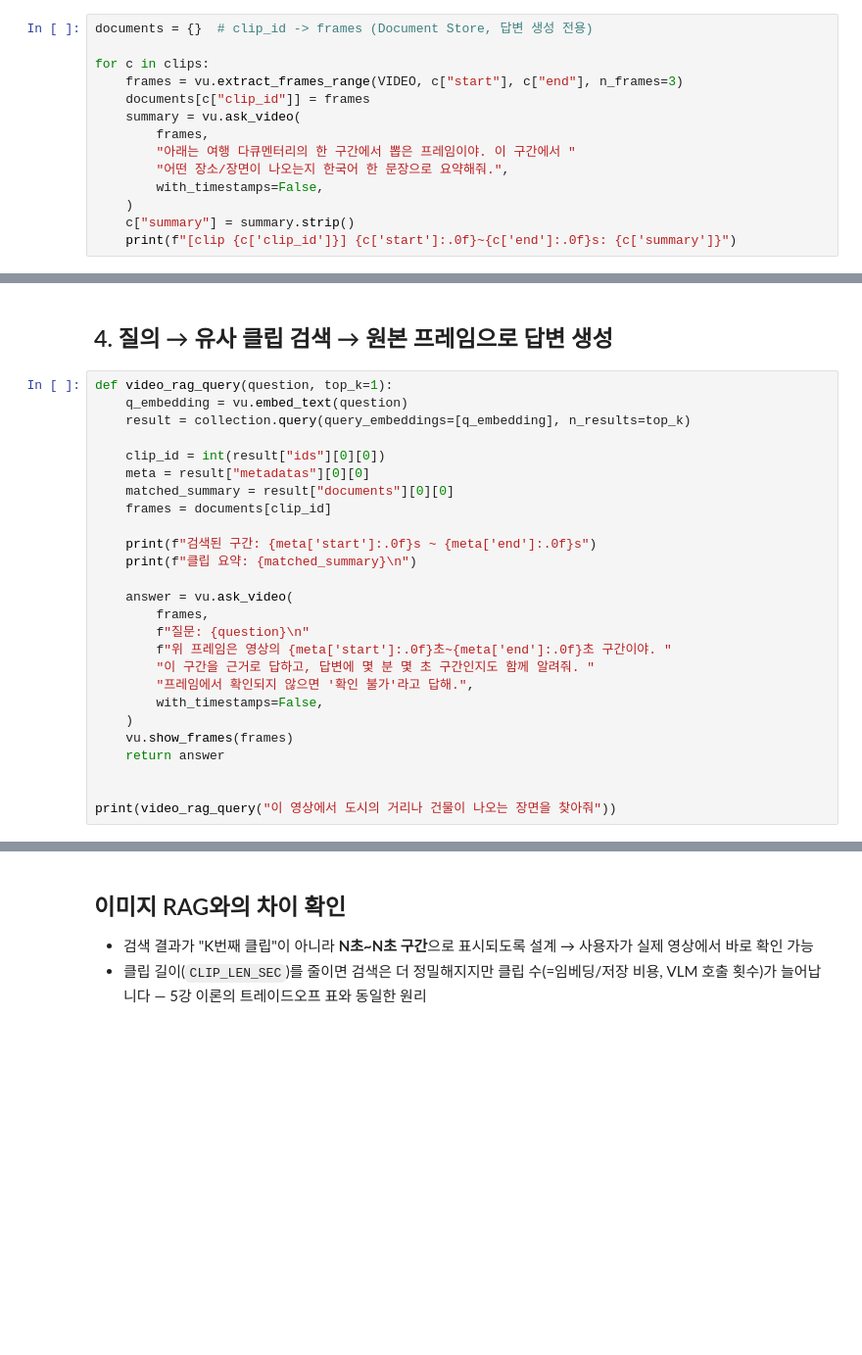
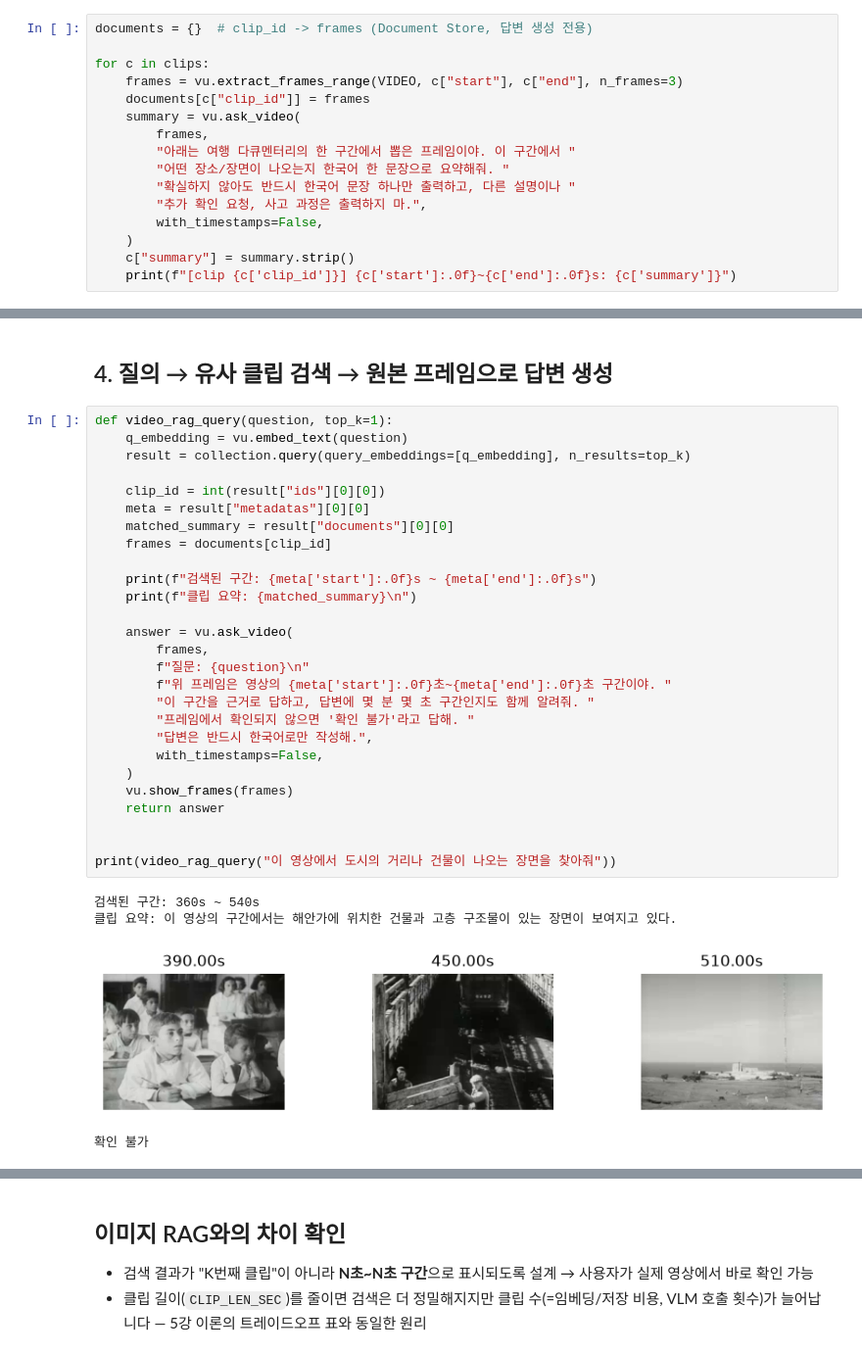
Before and after one commit to good593/course_VLM, a Jupyter notebook: 4. Video Language Model/examples/4. Video RAG 파이프라인.ipynb, the cells around one changed output, grey strips where cells are left out. Shown at 98% size. Saved outputs shown, nothing was run; the diff lists cells and outputs as text; blank space fills up the shorter version.

```diff
--- a/4. Video Language Model/examples/4. Video RAG 파이프라인.ipynb
+++ b/4. Video Language Model/examples/4. Video RAG 파이프라인.ipynb
@@ -54,7 +68,9 @@ for c in clips:
     summary = vu.ask_video(
         frames,
         "아래는 여행 다큐멘터리의 한 구간에서 뽑은 프레임이야. 이 구간에서 "
-        "어떤 장소/장면이 나오는지 한국어 한 문장으로 요약해줘.",
+        "어떤 장소/장면이 나오는지 한국어 한 문장으로 요약해줘. "
+        "확실하지 않아도 반드시 한국어 문장 하나만 출력하고, 다른 설명이나 "
+        "추가 확인 요청, 사고 과정은 출력하지 마.",
         with_timestamps=False,
     )
     c["summary"] = summary.strip()
@@ -82,28 +108,34 @@ print("저장된 클립 수:", collection.count())
 # %%
 def video_rag_query(question, top_k=1):
     q_embedding = vu.embed_text(question)
     result = collection.query(query_embeddings=[q_embedding], n_results=top_k)
 
     clip_id = int(result["ids"][0][0])
     meta = result["metadatas"][0][0]
     matched_summary = result["documents"][0][0]
     frames = documents[clip_id]
 
     print(f"검색된 구간: {meta['start']:.0f}s ~ {meta['end']:.0f}s")
     print(f"클립 요약: {matched_summary}\n")
 
     answer = vu.ask_video(
         frames,
         f"질문: {question}\n"
         f"위 프레임은 영상의 {meta['start']:.0f}초~{meta['end']:.0f}초 구간이야. "
         "이 구간을 근거로 답하고, 답변에 몇 분 몇 초 구간인지도 함께 알려줘. "
-        "프레임에서 확인되지 않으면 '확인 불가'라고 답해.",
+        "프레임에서 확인되지 않으면 '확인 불가'라고 답해. "
+        "답변은 반드시 한국어로만 작성해.",
         with_timestamps=False,
     )
     vu.show_frames(frames)
     return answer
 
 
 print(video_rag_query("이 영상에서 도시의 거리나 건물이 나오는 장면을 찾아줘"))
+# %% [output]
+검색된 구간: 360s ~ 540s
+클립 요약: 이 영상의 구간에서는 해안가에 위치한 건물과 고층 구조물이 있는 장면이 보여지고 있다.
+[figure, added]
+확인 불가
 # %%
 print(video_rag_query("농촌이나 목장, 동물이 나오는 장면이 있어?"))
```
Also changed, not shown: parts of 5 cells of this notebook, 4 other files.
